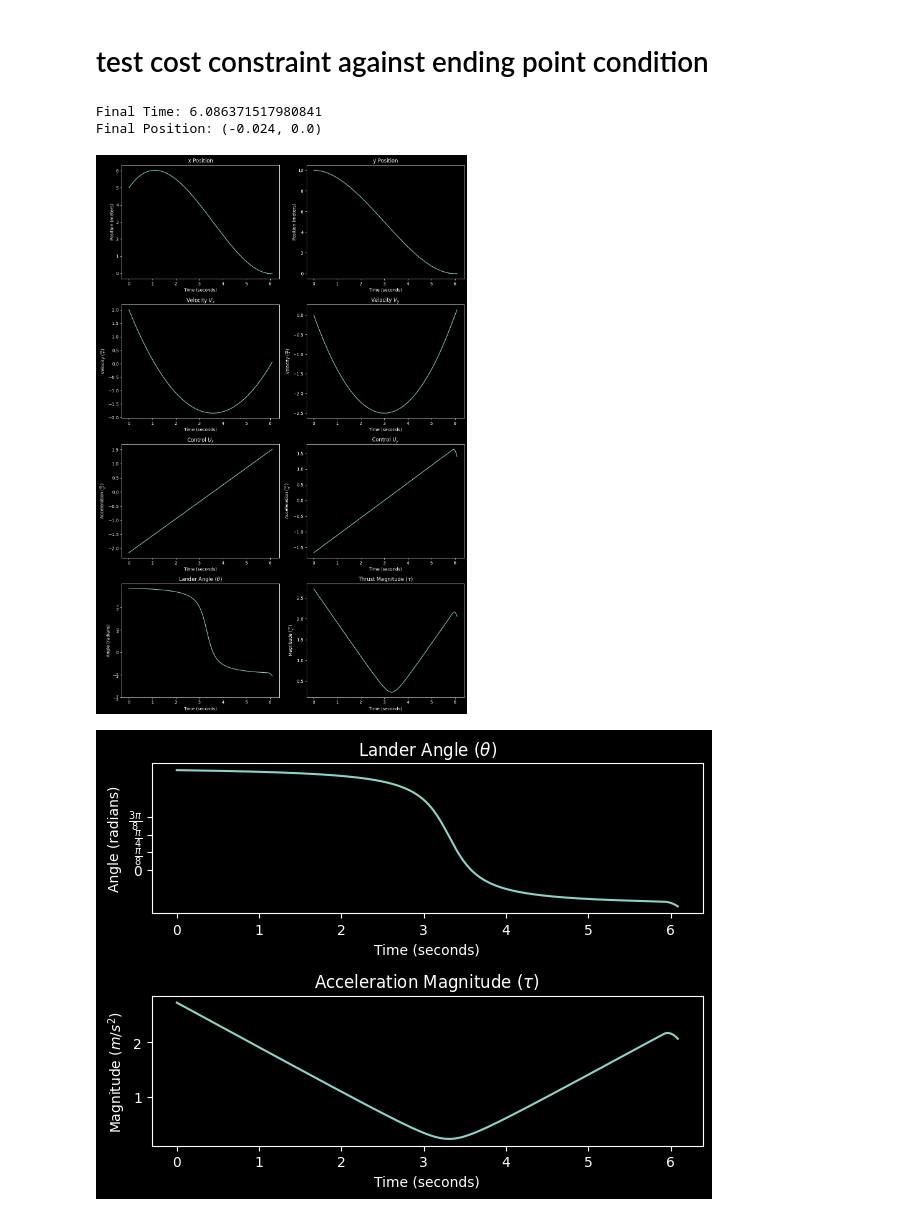
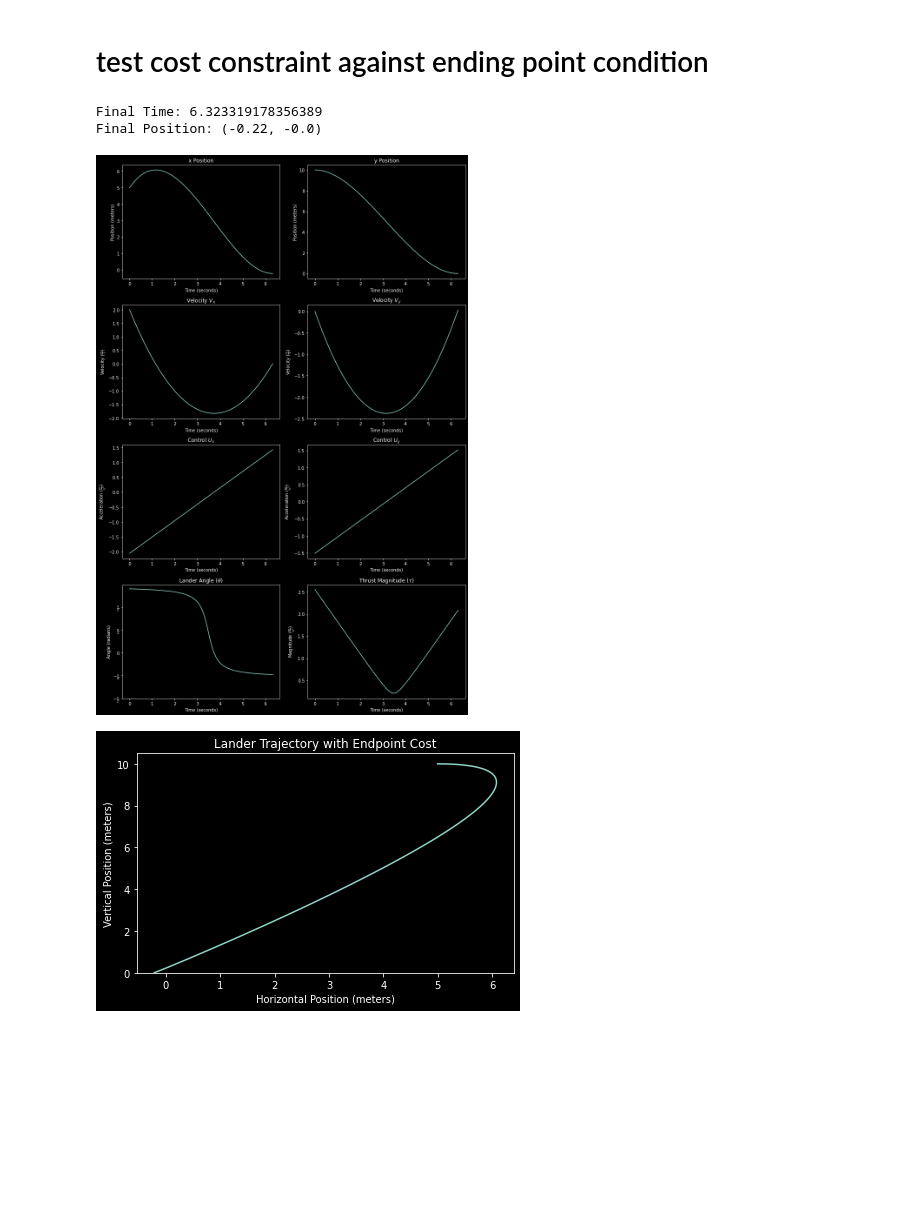
Before and after one commit to jpatrickb/moonlander_optimal_control, a Jupyter notebook: landing_pos_with_cost.ipynb, the cells around one changed output. Drawn from its saved outputs; the diff is of its cells as text; code cells hidden in the pictures; blank space fills up the shorter version.

```diff
--- a/landing_pos_with_cost.ipynb
+++ b/landing_pos_with_cost.ipynb
@@ -103,7 +105,7 @@ def lunar_lander(pos_init, target, v_init, tf_guess=20, y0_guess=1, alpha=10., b
 
     return t_vals, x, y, xp, yp, ux, uy-G, tf
 # %%
-def make_plots(t, x, y, xp, yp, ux, uy, tf):
+'''def make_plots(t, x, y, xp, yp, ux, uy, tf):
     plt.style.use('dark_background')
     print("Final Time:", tf)
     print("Final Position:", (np.round(x[-1], 3), np.round(y[-1], 3)))
@@ -168,9 +170,9 @@ def make_plots(t, x, y, xp, yp, ux, uy, tf):
 
     # finish the plotting
     plt.tight_layout()
-    plt.show()
+    plt.show()'''
 # %%
-def make_control_plot(t, ux, uy):
+'''def make_control_plot(t, ux, uy):
     plt.style.use('dark_background')
     plt.subplot(211)
     plt.plot(t, np.arctan2(-ux, uy))
@@ -198,7 +200,7 @@ def make_trajectory_plot(x, y, title):
     # Save the plot to a file
     plt.savefig(f"{title}.png")
     plt.tight_layout()
-    plt.show()
+    plt.show()'''
 # %% [markdown]
 # test landing below with different nu and mu parameters
 # %%
@@ -392,13 +394,13 @@ def lunar_lander_fixed_target(pos_init, pos_final, v_init, tf_guess=20, y0_guess
 # %%
 pos = (5., 10.)
 target = 0.
 v = 2.
-t, x, y, xp, yp, ux, uy, tf = lunar_lander(pos, target, v, alpha=1., gamma=1., t_steps=1000, mu=25., nu=40.)
+t, x, y, xp, yp, ux, uy, tf = lunar_lander(pos, target, v, alpha=10., gamma=3., beta=1000, mu=25., nu=40.)
 make_plots(t, x, y, xp, yp, ux, uy, tf)
-make_control_plot(t, ux, uy)
-make_trajectory_plot(x, y, 'Method2')
+# make_control_plot(t, ux, uy)
+make_trajectory_plot(x, y, title="Lander Trajectory with Endpoint Cost", save_file="plots/good_endpoint_cost.png")
 # %% [output]
-Final Time: 6.086371517980841
-Final Position: (-0.024, 0.0)
+Final Time: 6.323319178356389
+Final Position: (-0.22, -0.0)
-[figure, old version]
+[figure, new version]
-[figure, old version]
+[figure, new version]
```
Also changed, not shown: parts of 5 cells of this notebook, 5 other files.
